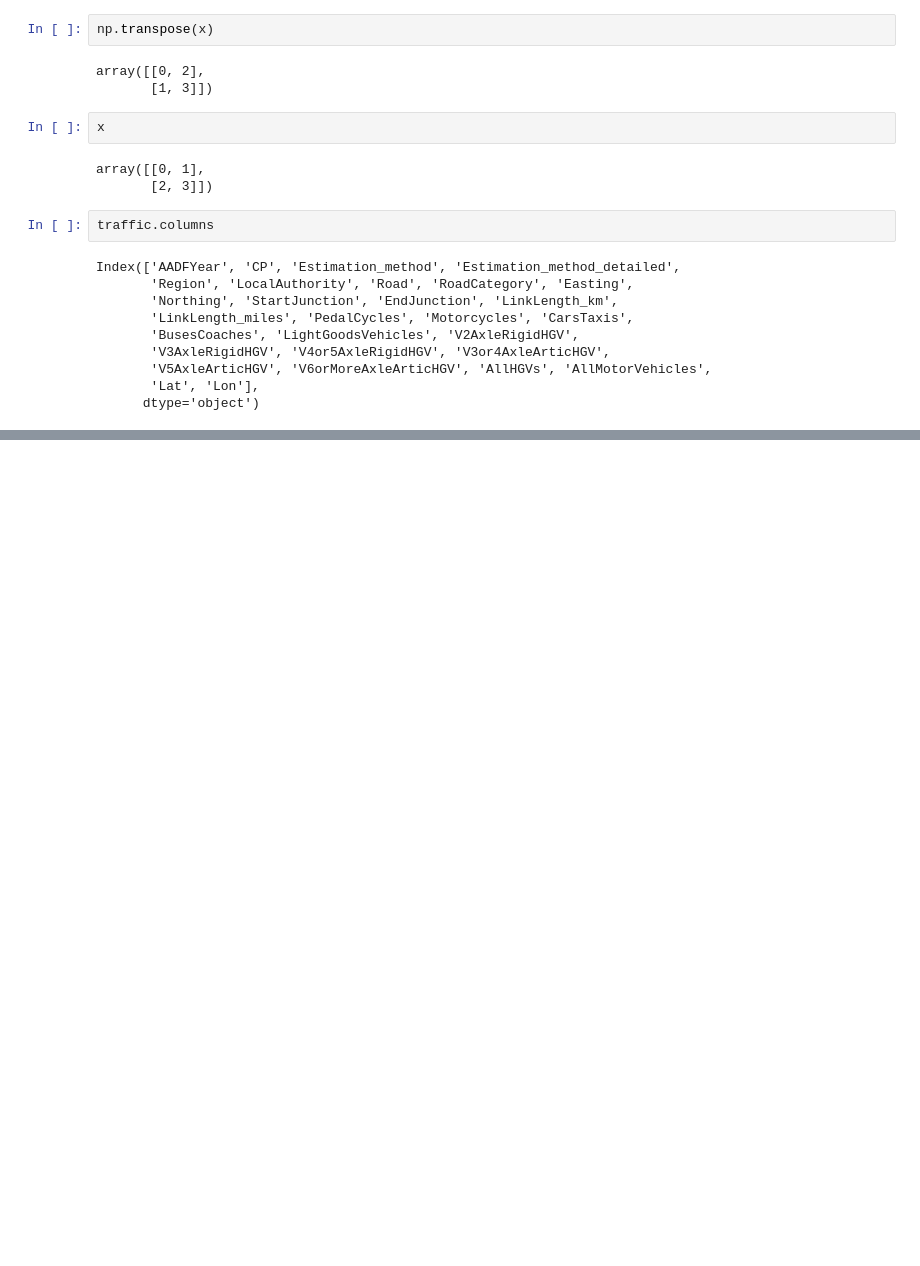
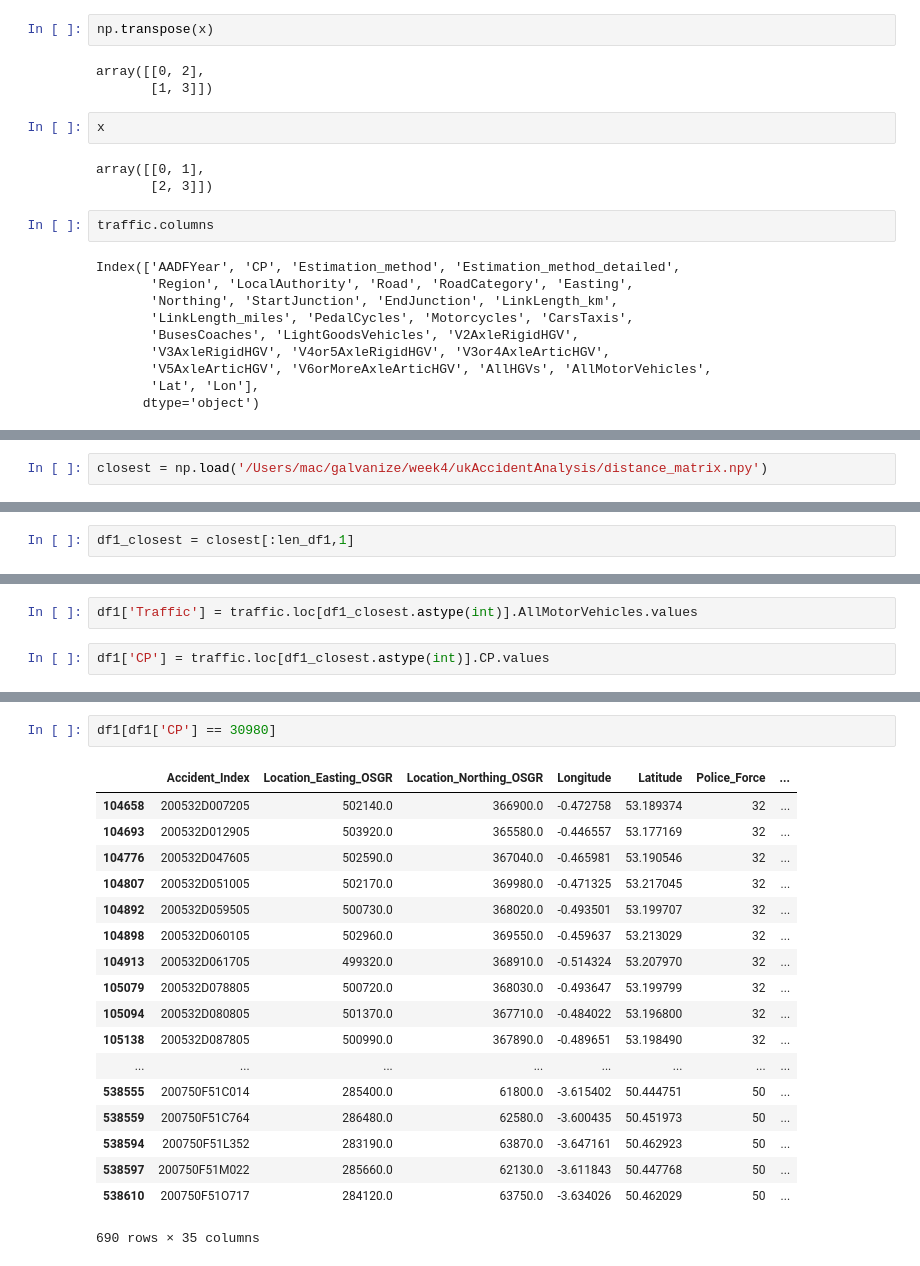
Before and after one commit to ExterminatingTheCode/ukAccidentAnalysis, a Jupyter notebook: FirstExplore.ipynb, the cells around one changed output, grey strips where cells are left out. Cells and saved outputs as stored; diff of their text form; blank space fills up the shorter version.

```diff
--- a/FirstExplore.ipynb
+++ b/FirstExplore.ipynb
@@ -713,0 +846,2 @@ Name: StartJunction, Length: 7782, dtype: int64
+# %%
+closest = np.load('/Users/mac/galvanize/week4/ukAccidentAnalysis/distance_matrix.npy')
@@ -713,0 +852,2 @@ Name: StartJunction, Length: 7782, dtype: int64
+# %%
+df1_closest = closest[:len_df1,1]
@@ -713,0 +862,4 @@ Name: StartJunction, Length: 7782, dtype: int64
+# %%
+df1['Traffic'] = traffic.loc[df1_closest.astype(int)].AllMotorVehicles.values
+# %%
+df1['CP'] = traffic.loc[df1_closest.astype(int)].CP.values
@@ -713,0 +923,21 @@ Name: StartJunction, Length: 7782, dtype: int64
+# %%
+df1[df1['CP'] == 30980]
+# %% [output]
+|  | Accident_Index | Location_Easting_OSGR | Location_Northing_OSGR | Longitude | Latitude | Police_Force | ... |
+| 104658 | 200532D007205 | 502140.0 | 366900.0 | -0.472758 | 53.189374 | 32 | ... |
+| 104693 | 200532D012905 | 503920.0 | 365580.0 | -0.446557 | 53.177169 | 32 | ... |
+| 104776 | 200532D047605 | 502590.0 | 367040.0 | -0.465981 | 53.190546 | 32 | ... |
+| 104807 | 200532D051005 | 502170.0 | 369980.0 | -0.471325 | 53.217045 | 32 | ... |
+| 104892 | 200532D059505 | 500730.0 | 368020.0 | -0.493501 | 53.199707 | 32 | ... |
+| 104898 | 200532D060105 | 502960.0 | 369550.0 | -0.459637 | 53.213029 | 32 | ... |
+| 104913 | 200532D061705 | 499320.0 | 368910.0 | -0.514324 | 53.207970 | 32 | ... |
+| 105079 | 200532D078805 | 500720.0 | 368030.0 | -0.493647 | 53.199799 | 32 | ... |
+| 105094 | 200532D080805 | 501370.0 | 367710.0 | -0.484022 | 53.196800 | 32 | ... |
+| 105138 | 200532D087805 | 500990.0 | 367890.0 | -0.489651 | 53.198490 | 32 | ... |
+| ... | ... | ... | ... | ... | ... | ... | ... |
+| 538555 | 200750F51C014 | 285400.0 | 61800.0 | -3.615402 | 50.444751 | 50 | ... |
+| 538559 | 200750F51C764 | 286480.0 | 62580.0 | -3.600435 | 50.451973 | 50 | ... |
+| 538594 | 200750F51L352 | 283190.0 | 63870.0 | -3.647161 | 50.462923 | 50 | ... |
+| 538597 | 200750F51M022 | 285660.0 | 62130.0 | -3.611843 | 50.447768 | 50 | ... |
+| 538610 | 200750F51O717 | 284120.0 | 63750.0 | -3.634026 | 50.462029 | 50 | ... |
+690 rows × 35 columns
```
Also changed, not shown: parts of 39 cells of this notebook, 3 other files.
